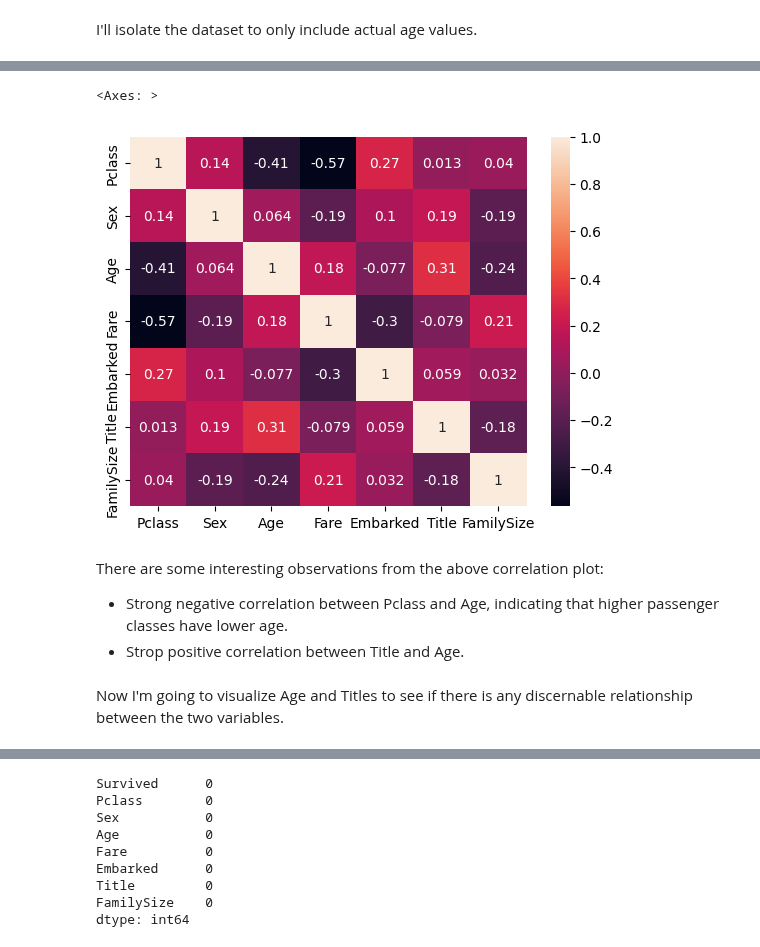
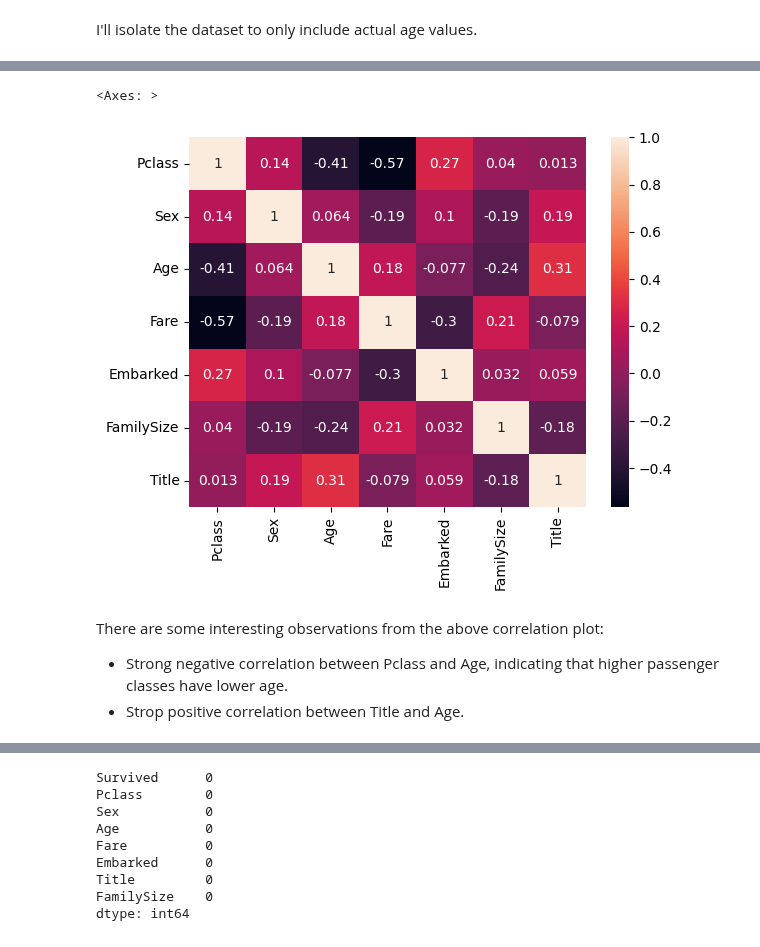
Before and after one commit to Mark-Barbaric/Kaggle, a Jupyter notebook: titanic/titanic.ipynb, the cells around one changed output, grey strips where cells are left out. Saved outputs shown, nothing was run; the diff lists cells and outputs as text; code cells hidden in the pictures.

Commit message:
working on replacement of age values by mean of title.

```diff
--- a/titanic/titanic.ipynb
+++ b/titanic/titanic.ipynb
@@ -209,0 +213,7 @@ complete_age_df.head()
+# %%
+complete_age_df = investigation_df[~empty_age_mask]
+complete_age_df.drop('PassengerId', axis=1, inplace=True)
+create_family_size_column(complete_age_df)
+create_titles_column(complete_age_df)
+label_columns(complete_age_df)
+complete_age_df.head()
@@ -210,12 +227,12 @@ complete_age_df.head()
+# %%
+numerical_cols = [colname for colname in complete_age_df.columns if complete_age_df[colname].dtype != 'object']
 # %%
-sns.heatmap(complete_age_df.corr(), annot=True)
+sns.heatmap(complete_age_df[numerical_cols].corr(), annot=True)
 # %% [output]
 <Axes: >
-[figure, old version]
+[figure, new version]
 # %% [markdown]
 There are some interesting observations from the above correlation plot:
 
 * Strong negative correlation between Pclass and Age, indicating that higher passenger classes have lower age.
 * Strop positive correlation between Title and Age.
-# %% [markdown]
-Now I'm going to visualize Age and Titles to see if there is any discernable relationship between the two variables.
```
Also changed, not shown: parts of 20 cells of this notebook.
